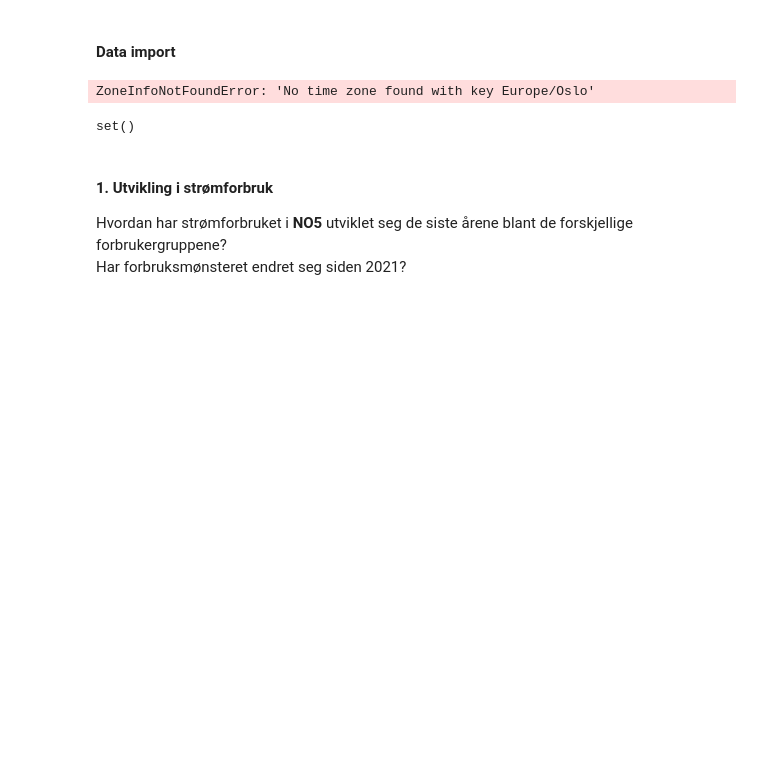
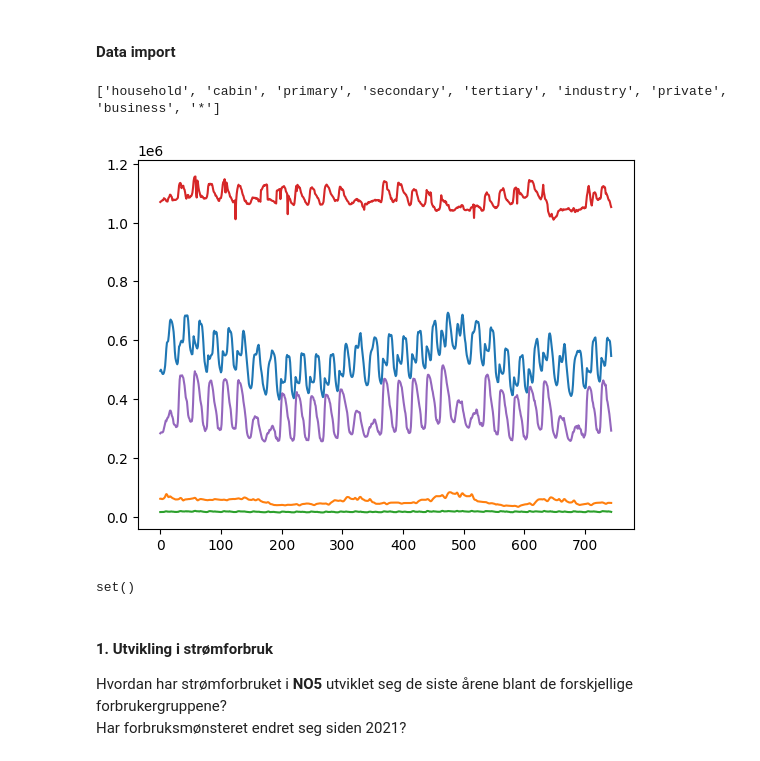
Before and after one commit to tobbensol/eviny-case, a Jupyter notebook: notebooks/Question1.ipynb, the cells around one changed output. Saved outputs shown, nothing was run; the diff lists cells and outputs as text; code cells hidden in the pictures; blank space fills up the shorter version.

Commit message:
figured out how to fetch data from the consumption API

```diff
--- a/notebooks/Question1.ipynb
+++ b/notebooks/Question1.ipynb
@@ -15,23 +15,43 @@ response = requests.get(api_link)
 if response.status_code == 200:
     data = response.json()
     consumption_groups = [i["id"] for i in data["data"]]
+
+print(consumption_groups)
+# %% [output]
+['household', 'cabin', 'primary', 'secondary', 'tertiary', 'industry', 'private', 'business', '*']
 # %%
 def get_consumption_data(area: str,
-                         start_time: datetime = datetime(year=2021, month=1, day=1, tzinfo=ZoneInfo("Europe/Oslo")),
-                         end_time: datetime = datetime(year=2022, month=1, day=1, tzinfo=ZoneInfo("Europe/Oslo"))
+                         consumption_group: str,
+                         start_time: datetime = datetime(year=2023, month=1, day=1),
+                         end_time: datetime = datetime(year=2023, month=2, day=1)
                          ):
     api_link = "https://api.elhub.no/energy-data/v0/price-areas"
-    dataset = "dataset=CONSUMPTION_PER_GROUP_MBA_HOUR"
-    print(f"{end_time.isoformat()}%2B")
 
-    response = requests.get(f"{api_link}/{area}?dataset={dataset}")
-    if response.status_code == 200:
-        data = response.json()
-        print(json.dumps(data))
+    params = {
+        "dataset": "CONSUMPTION_PER_GROUP_MBA_HOUR",
+        "startDate": f"{start_time.isoformat()}+02:00",
+        "endDate": f"{end_time.isoformat()}+02:00",
+        "consumptionGroup": consumption_group
+    }
 
-get_consumption_data("NO5")
+    response = requests.get(f"{api_link}/{area}", params=params)
+
+    try:
+        data = response.json()["data"]
+        response.raise_for_status()
+    except requests.exceptions.HTTPError as E:
+        raise E
+    return data
+
+for group in consumption_groups:
+    kwh = []
+    data = get_consumption_data("NO5", group)
+    for time_slot in data[0]["attributes"]["consumptionPerGroupMbaHour"]:
+        kwh.append(time_slot["quantityKwh"])
+
+    plt.plot(kwh)
 # %% [output]
-ZoneInfoNotFoundError: 'No time zone found with key Europe/Oslo'
+[figure, added]
 # %%
 from zoneinfo import available_timezones
 
```
Also changed, not shown: parts of 1 cell of this notebook, 1 other file.
